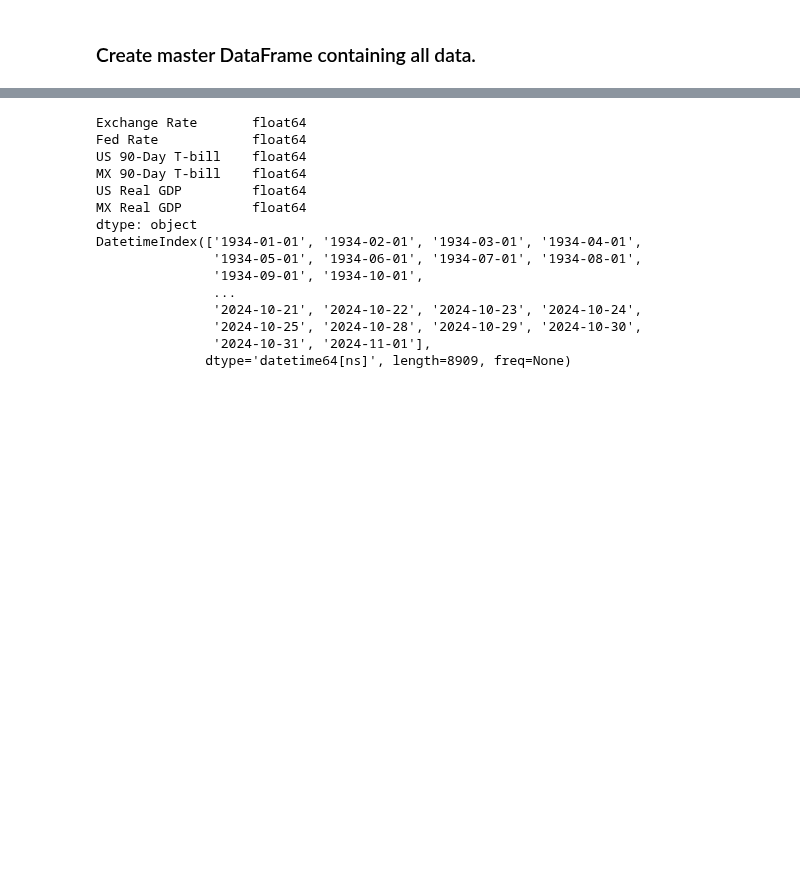
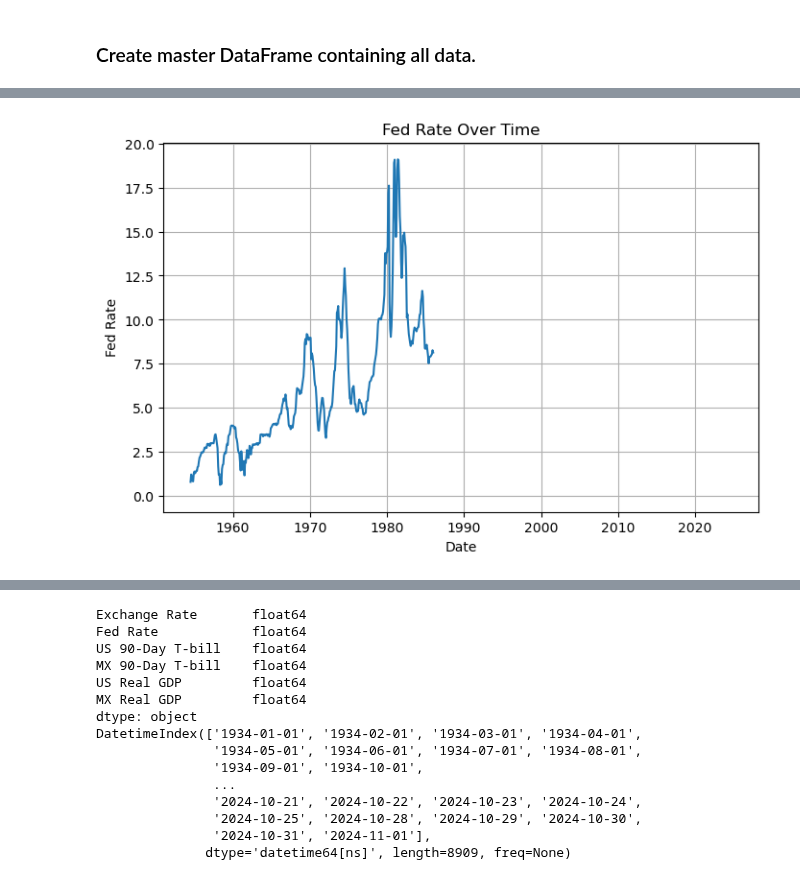
Before and after one commit to wrdhall3/fx-rate-project, a Jupyter notebook: retrieve_fx_data.ipynb, the cells around one changed output, grey strips where cells are left out. Drawn from its saved outputs; the diff is of its cells as text; code cells hidden in the pictures; blank space fills up the shorter version.

```diff
--- a/retrieve_fx_data.ipynb
+++ b/retrieve_fx_data.ipynb
@@ -102,0 +139,12 @@ data.shape
+# %%
+# Fed Rate Over Time
+
+plt.figure(figsize=(8, 5))
+plt.plot(data.index, data['Fed Rate'], label='Fed Rate')
+plt.title('Fed Rate Over Time')
+plt.xlabel('Date')
+plt.ylabel('Fed Rate')
+plt.grid(True)
+plt.show()
+# %% [output]
+[figure, added]
```
Also changed, not shown: parts of 17 cells of this notebook, 2 other files.
